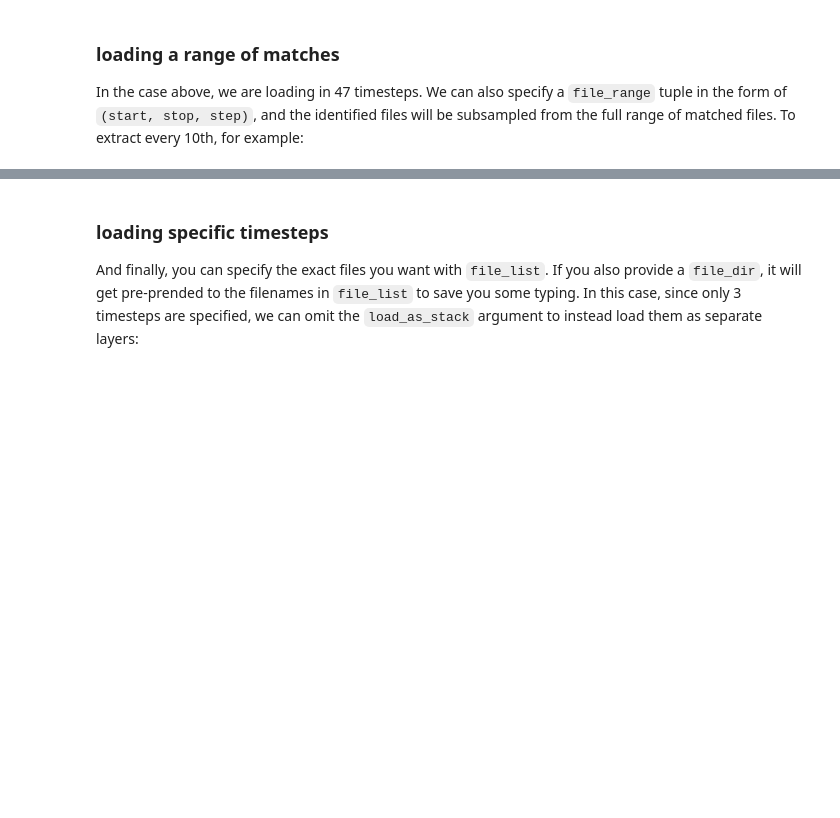
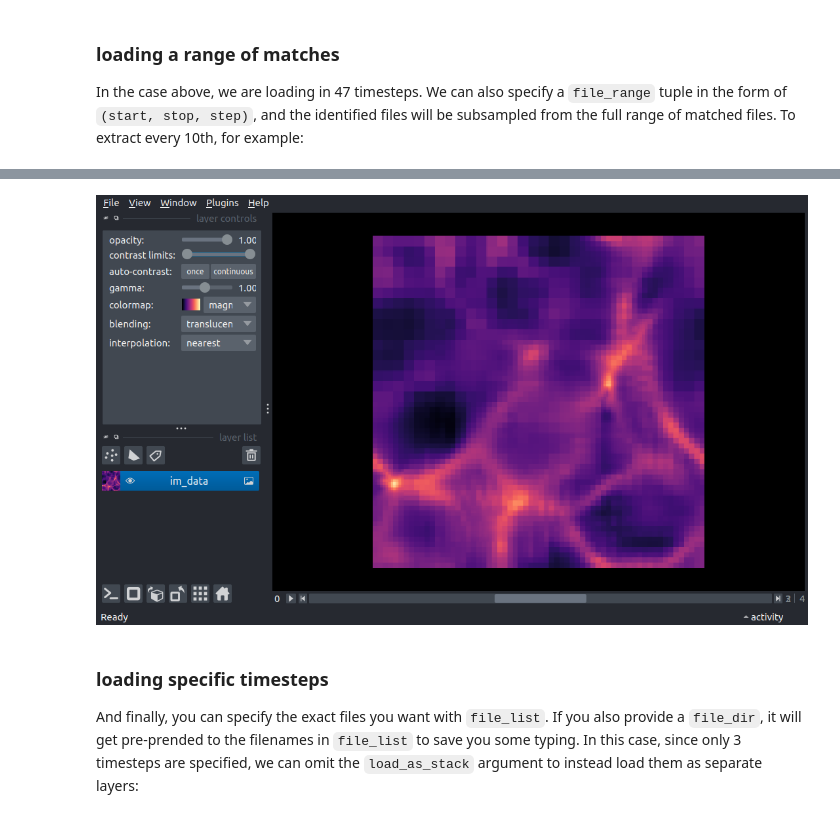
Before and after one commit to data-exp-lab/yt-napari, a Jupyter notebook: docs/examples/ytnapari_scene_04_timeseries.ipynb, the cells around one changed output, grey strips where cells are left out. Cells and saved outputs as stored; diff of their text form; code cells hidden in the pictures; blank space fills up the shorter version.

```diff
--- a/docs/examples/ytnapari_scene_04_timeseries.ipynb
+++ b/docs/examples/ytnapari_scene_04_timeseries.ipynb
@@ -170,3 +174,7 @@ Wall time: 12.7 s
+# %%
+nbscreenshot(v)
+# %% [output]
+[figure, added]
 # %% [markdown]
 ### loading specific timesteps
 
```
Also changed, not shown: parts of 29 cells of this notebook, 2 other files.
